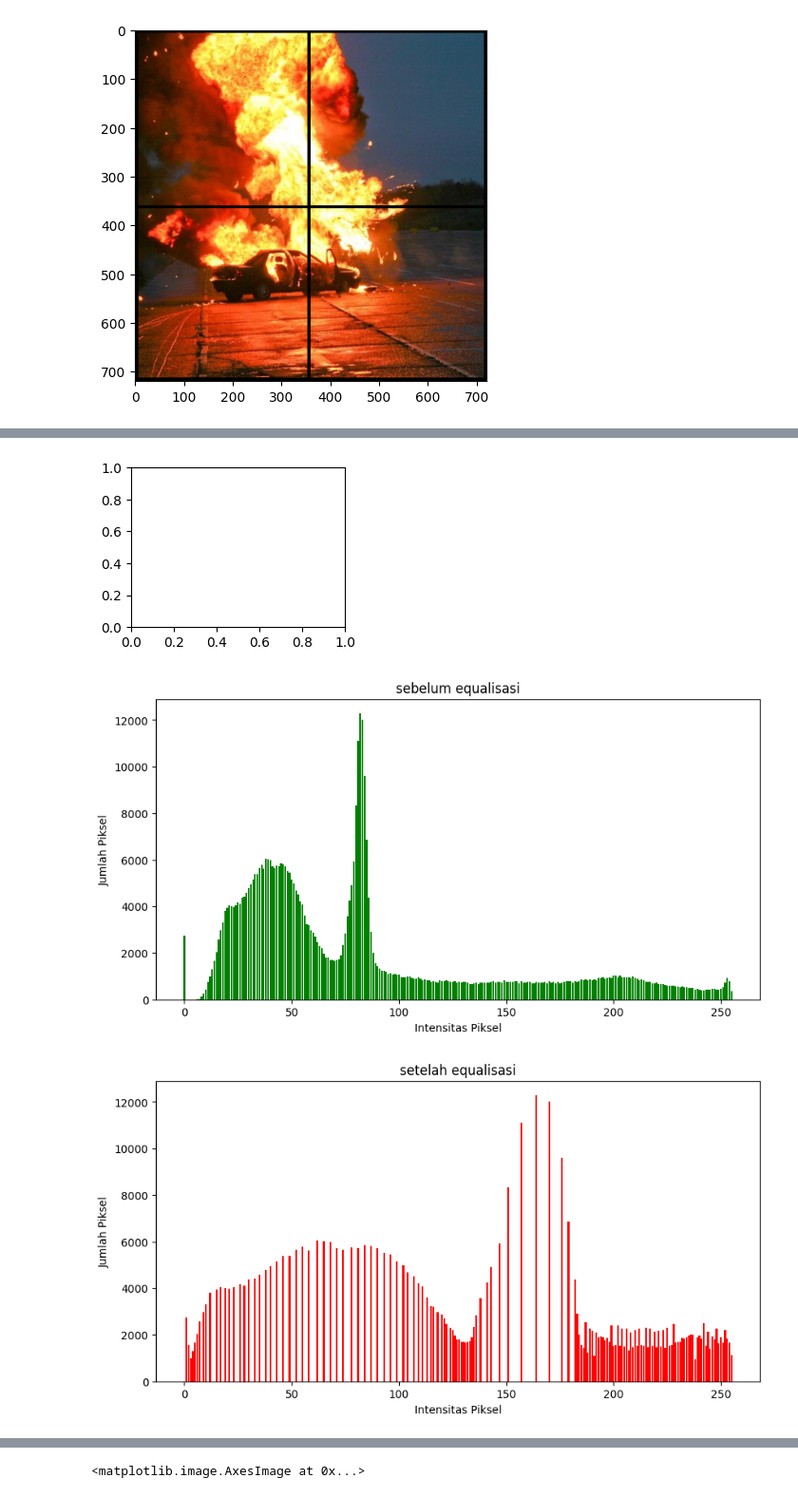
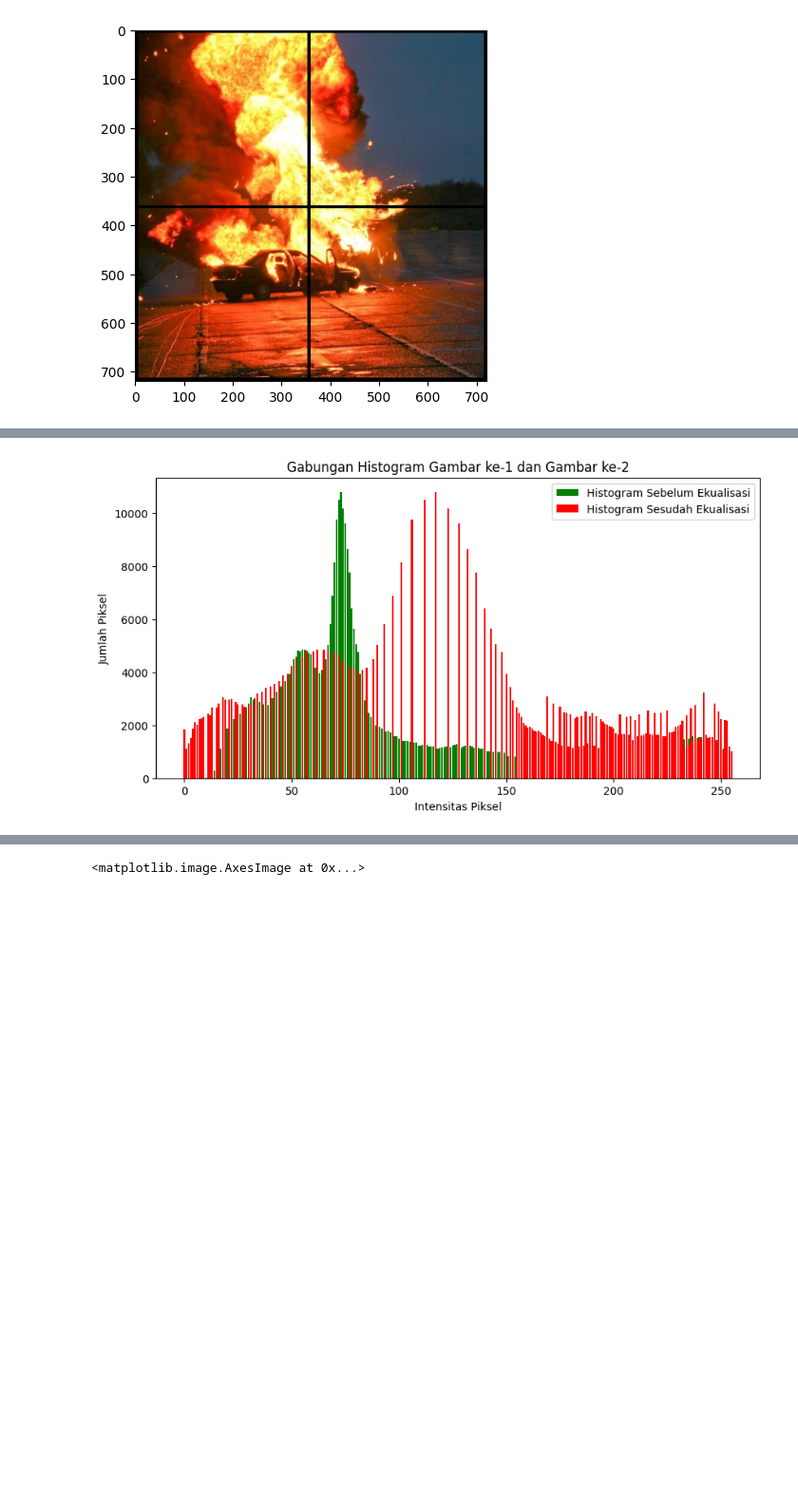
Before and after one commit to praktikum-pcd-2026/jurnal-modul-2-samarawards, a Jupyter notebook: modul2.ipynb, the cells around one changed output, grey strips where cells are left out. Shown at 95% size. Drawn from its saved outputs; the diff is of its cells as text; code cells hidden in the pictures; blank space fills up the shorter version.

```diff
--- a/modul2.ipynb
+++ b/modul2.ipynb
@@ -19,10 +17,10 @@ plt.imshow(boom, cmap="gray")
 # %%
 # slice
 h, w, d = boom.shape
-boom1 = boom[5:353, 5:353]
-boom2 = boom[5:353, 360:700]
-boom3 = boom[366:700, 5:353]
-boom4 = boom[366:700, 360:700]
+boom1 = boom[7:359, 7:352]
+boom2 = boom[7:359, 363:715]
+boom3 = boom[368:713, 7:352]
+boom4 = boom[368:713, 363:715]
 
 plt.subplot(2,2,1)
 plt.imshow(boom1, cmap="gray")
@@ -65,10 +46,9 @@ def merge_image(citra1, citra2, orientation='H'):
 # %%
 # gabung
+atas = img.merge_image(boom1, boom2, 'H')
+bawah = img.merge_image(boom3, boom4, 'H')
 
-atas = merge_image(boom1, boom2, 'H')
-bawah = merge_image(boom3, boom4, 'H')
-
-jadi = merge_image(atas, bawah, 'V')
+jadi = img.merge_image(atas, bawah, 'V')
 # plt.imshow(atas, cmap="gray")
 # plt.imshow(bawah, cmap="gray")
 plt.imshow(jadi, cmap="gray")
@@ -78,5 +58,7 @@ plt.imshow(jadi, cmap="gray")
 # %%
-gray = img.to_grayscale(jadi)
-plt.imshow(gray, cmap="gray")
+#  citra diubah menjadi grayscale
+# boom_gray = img.to_grayscale(jadi)
+boom_gray = cv.cvtColor(jadi, cv.COLOR_RGB2GRAY)
+plt.imshow(boom_gray, cmap="gray")
 # %% [output]
 <matplotlib.image.AxesImage at 0x...>
@@ -123,5 +66,6 @@ def ekualisasi(citra):
 # %%
-equal = ekualisasi(gray)
-plt.imshow(equal, cmap="gray")
+# proses equalization
+boom_equal = lib.equalization_grayscale(boom_gray)
+plt.imshow(boom_equal, cmap="gray")
 # %% [output]
 <matplotlib.image.AxesImage at 0x...>
@@ -147,14 +73,10 @@ def plot_histogram(histogram, title, ImgColor):
 # %%
 # tampilin histogram gabungan
 
-histo1 = buat_hist(gray)
-histo2 = buat_hist(equal)
+histo1 = img.buat_hist(boom_gray)
+histo2 = img.buat_hist(boom_equal)
 
-plt.subplot(2,2,1)
-plot_histogram(histo1, "sebelum equalisasi", "green")
-plot_histogram(histo2, "setelah equalisasi", "red")
+lib.plot_histo_double("Gabungan Histogram Gambar ke-1 dan Gambar ke-2", histo1, "Histogram Sebelum Ekualisasi", "green", histo2, "Histogram Sesudah Ekualisasi", "red")
 # %% [output]
-[figure, old version]
+[figure, new version]
-[figure, removed]
-[figure, removed]
 # %%
```
Also changed, not shown: parts of 27 cells of this notebook, 4 other files.
